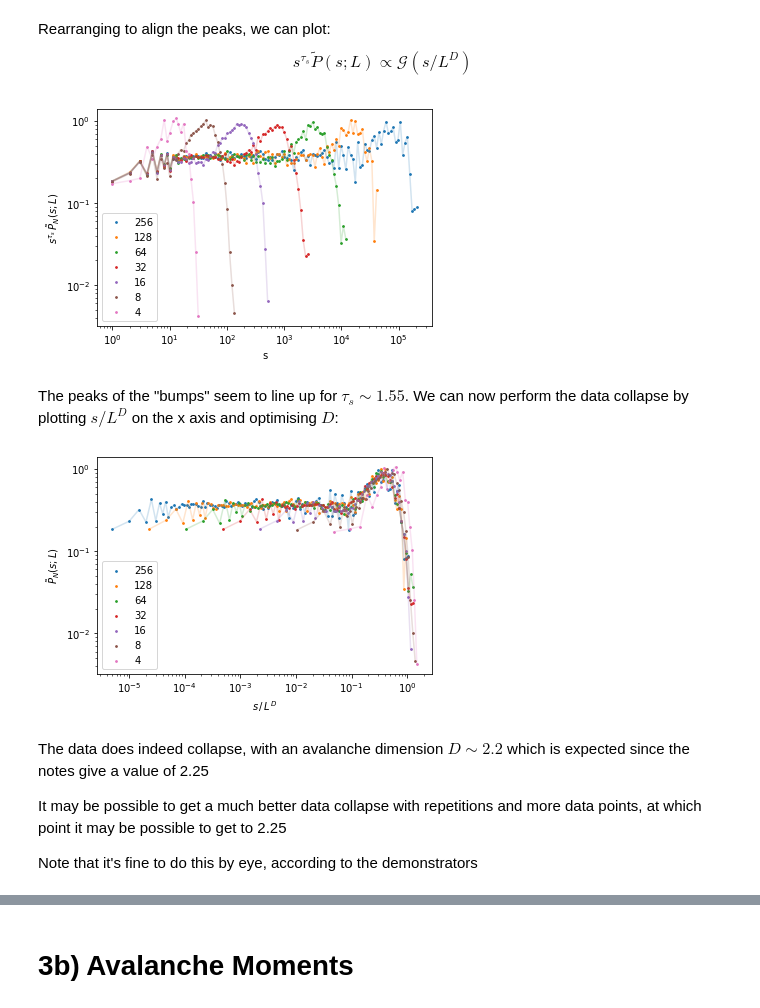
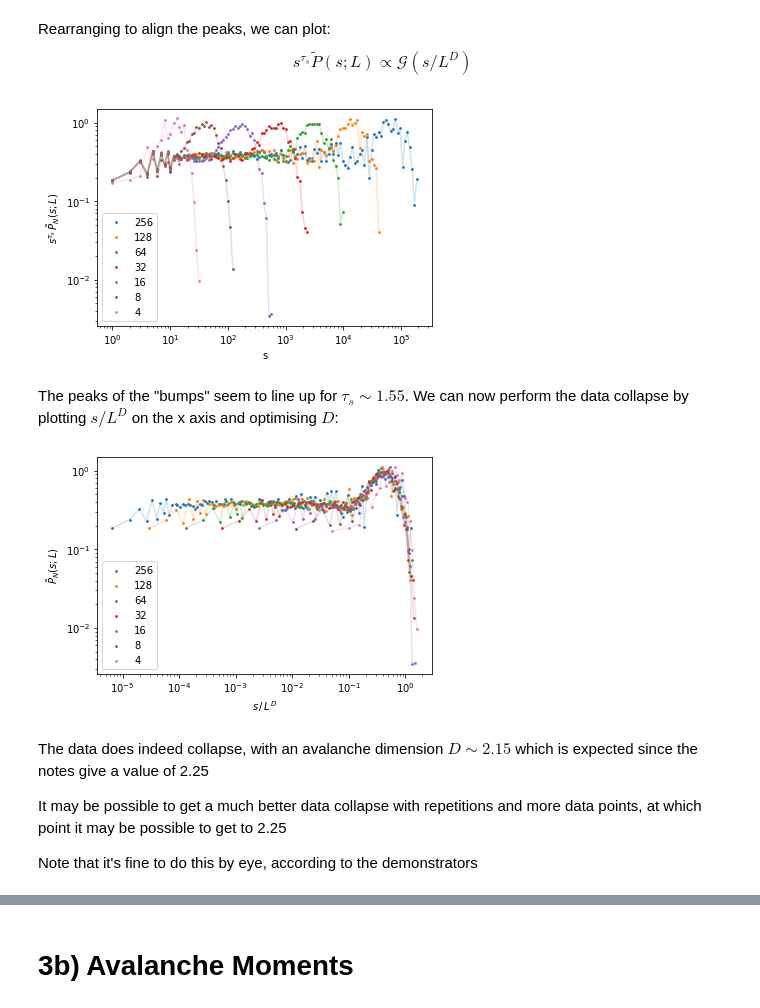
Before and after one commit to bdgrichards/oslo, a Jupyter notebook: oslo.ipynb, the cells around one changed output, grey strips where cells are left out. Cells and saved outputs as stored; diff of their text form; code cells hidden in the pictures.

```diff
--- a/oslo.ipynb
+++ b/oslo.ipynb
@@ -2514,5 +2624,6 @@ Remember to comment that care was taken to ensure no values approached the 32 bi
 # %%
-avalanches_list: list[list[int]] = []
 lengths = [4, 8, 16, 32, 64, 128, 256]
-num_cycles = 100000
+num_cycles = 50000
+repetitions = 2
+filename = 'avalanches_list.pickle'
 # %%
@@ -2535,6 +2655,10 @@ for length in lengths:
 64 complete
 128 complete
 256 complete
+# %%
+# reload saved avalanches
+with open(filename, "rb") as f:
+  avalanches_list: list[list[int]] = pickle.load(f)
 # %%
 # linear plot of the raw data
 for i in reversed(range(len(lengths))):
@@ -2611,2 +2736,34 @@ plt.show()
 # %% [markdown]
 Describing qualitatively the results, we can see very similar results to what was expected. We see a scale invariant distribution of avalanche size probability throughout the scaling region, followed by a system size dependent cut-off. Avalanches are found across many orders of magnitude, and smaller avalanches are more likely than larger ones.
+# %%
+# plot for paper
+
+fig = plt.figure(figsize=(6.5, 3), tight_layout=True)
+gs = gridspec.GridSpec(1, 3)
+
+# log-linear plot of raw data
+ax1 = fig.add_subplot(gs[0, 0])
+for i in reversed(range(len(lengths))):
+    ax1.plot(range(len(avalanches_list[i])),
+             avalanches_list[i], label=str(lengths[i]), rasterized=True)
+ax1.set_xlabel("$t$")
+ax1.set_ylabel("Avalanche Size, $s$")
+ax1.set_yscale('log')
+ax1.set_xticks([0, 50000, 100000])
+ax1.set_xlim(0, 100000)
+ax1.ticklabel_format(axis='x', style='sci', scilimits=(0, 0))
+ax1.set_title("(A)")
+
+ax2 = fig.add_subplot(gs[0, 1:])
+for i in reversed(range(len(lengths))):
+    ax2.scatter(
+        log_binned_avalanches_x[i], log_binned_avalanches_y[i], s=1, label=str(lengths[i]))
+    ax2.plot(log_binned_avalanches_x[i], log_binned_avalanches_y[i], alpha=0.2, rasterized=True)
+ax2.set_yscale('log')
+ax2.set_xscale('log')
+ax2.set_xlabel("Avalanche Size, $s$")
+ax2.set_ylabel(r'$\tilde{P}_N \,(s;L)$')
+ax2.legend(bbox_to_anchor=(1.05, 1), loc='upper left', borderaxespad=0., markerscale=5, title=r"Size, $L$")
+ax2.set_title("(B)")
+
+plt.savefig('avalanche_probs.svg', format='svg', bbox_inches='tight', dpi=300)
@@ -2620,32 +2779,32 @@ Rearranging to align the peaks, we can plot:
 $$s^{\tau_s} \tilde{P}(s;L) \propto \mathcal{G} (s / L^D)$$
 # %%
 # multiplying each of the the y values by s^tau
-tau_s = 1.55
+tau_s = 1.56
 scaled_avalanches_y = []
 for i in range(len(log_binned_avalanches_y)):
     scaled_avalanche = []
     for j in range(len(log_binned_avalanches_y[i])):
         scaled_avalanche.append(
             log_binned_avalanches_y[i][j] * log_binned_avalanches_x[i][j]**(tau_s))
     scaled_avalanches_y.append(scaled_avalanche)
 
 for i in reversed(range(len(lengths))):
     plt.scatter(
         log_binned_avalanches_x[i], scaled_avalanches_y[i], s=3, label=str(lengths[i]))
     plt.plot(log_binned_avalanches_x[i], scaled_avalanches_y[i], alpha=0.2)
 plt.legend()
 plt.yscale('log')
 plt.xscale('log')
 plt.xlabel('s')
 plt.ylabel(r'$s^{\tau_s} \, \tilde{P}_N(s;L)$')
 plt.show()
 # %% [output]
-[figure, old version]
+[figure, new version]
 # %% [markdown]
 The peaks of the "bumps" seem to line up for $\tau_s \sim 1.55$. We can now perform the data collapse by plotting $s/L^D$ on the x axis and optimising $D$:
 # %%
 # dividing each of the the x values by L^D
-D = 2.2
+D =2.15
 scaled_avalanches_x = []
 for i in range(len(log_binned_avalanches_x)):
     scaled_avalanches_x.append(log_binned_avalanches_x[i] / (lengths[i]**D))
@@ -2661,9 +2820,9 @@ plt.xlabel(r'$s \, / \, L^D$')
 plt.ylabel(r'$\tilde{P}_N(s;L)$')
 plt.show()
 # %% [output]
-[figure, old version]
+[figure, new version]
 # %% [markdown]
-The data does indeed collapse, with an avalanche dimension $D \sim 2.2$ which is expected since the notes give a value of 2.25
+The data does indeed collapse, with an avalanche dimension $D \sim 2.15$ which is expected since the notes give a value of 2.25
 
 It may be possible to get a much better data collapse with repetitions and more data points, at which point it may be possible to get to 2.25
 
```
Also changed, not shown: parts of 41 cells of this notebook, 44 other files.
